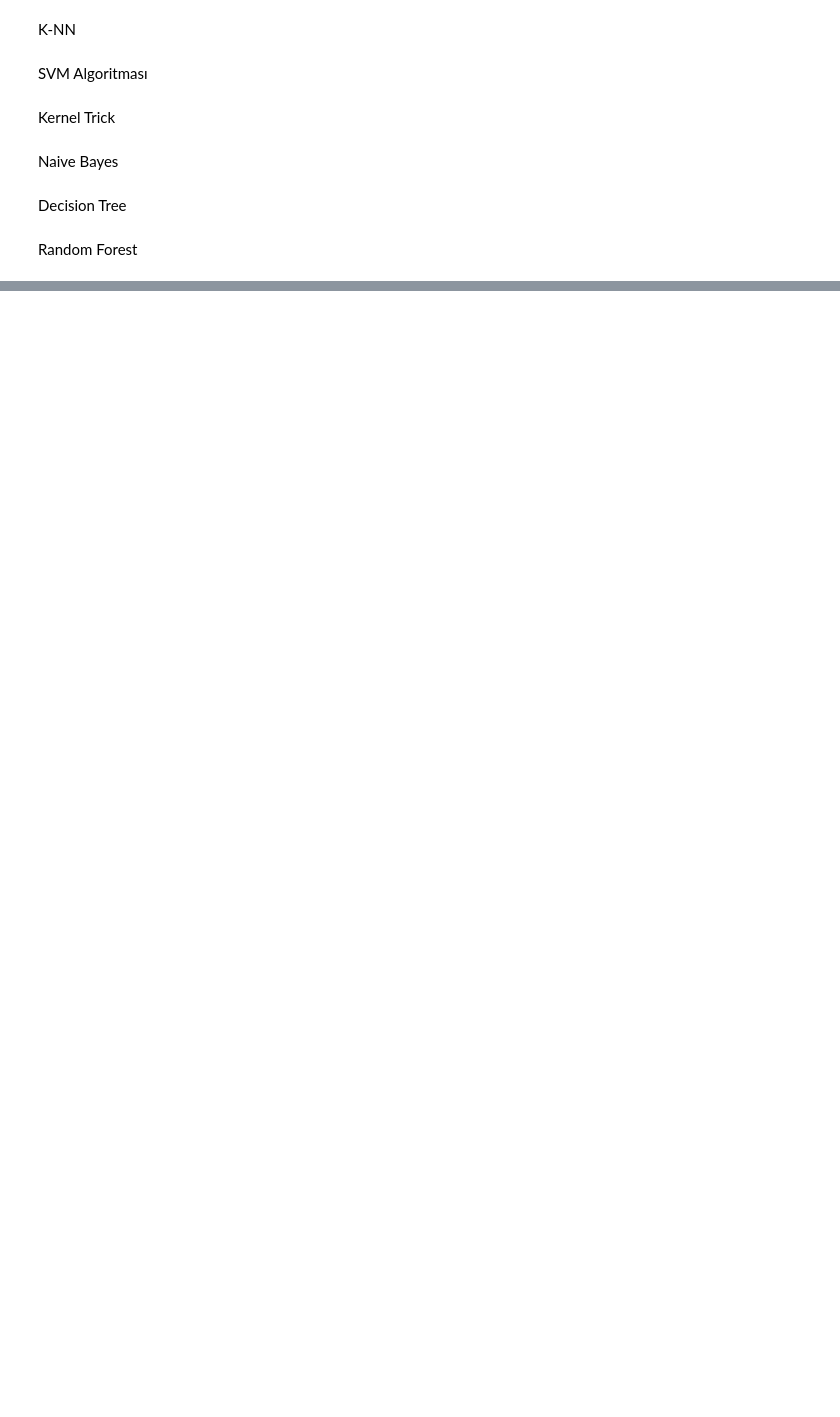
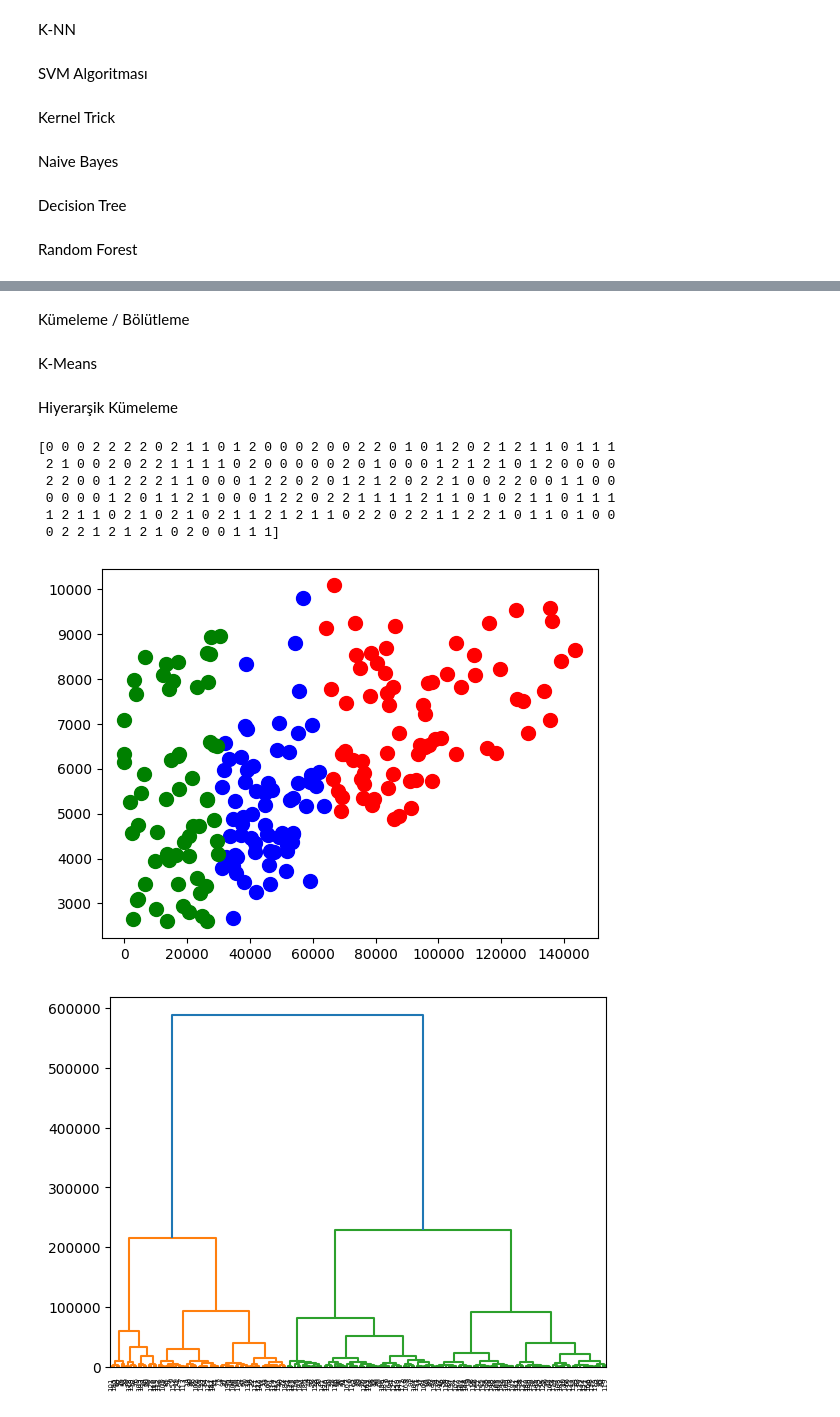
Before and after one commit to tariksdeg/makine-ogrenmesi, a Jupyter notebook: start.ipynb, the cells around one changed output, grey strips where cells are left out. Cells and saved outputs as stored; diff of their text form; code cells hidden in the pictures; blank space fills up the shorter version.

```diff
--- a/start.ipynb
+++ b/start.ipynb
@@ -811,0 +966,4 @@ cm = confusion_matrix(y_test, y_pred)
+# %% [markdown]
+Kümeleme / Bölütleme
+# %% [markdown]
+K-Means
@@ -811,0 +996,34 @@ cm = confusion_matrix(y_test, y_pred)
+# %% [markdown]
+Hiyerarşik Kümeleme
+# %%
+import numpy as np
+import matplotlib.pyplot as plt
+import pandas as pd
+
+veriler = pd.read_csv('musteriler.csv')
+
+X=veriler.iloc[:,3:].values
+Y=veriler.iloc[:,4:].values
+
+from sklearn.cluster import AgglomerativeClustering
+ac = AgglomerativeClustering(n_clusters=3,  linkage='ward', metric='euclidean')
+Y_tahmin = ac.fit_predict(X)
+print(Y_tahmin)
+
+plt.scatter(X[Y_tahmin==0,0],X[Y_tahmin==0,1],s=100,c='red')
+plt.scatter(X[Y_tahmin==1,0],X[Y_tahmin==1,1],s=100,c='blue')
+plt.scatter(X[Y_tahmin==2,0],X[Y_tahmin==2,1],s=100,c='green')
+plt.show()
+
+import scipy.cluster.hierarchy as sch
+dendrogram = sch.dendrogram(sch.linkage(X, method='ward'))
+plt.show()
+# %% [output]
+[0 0 0 2 2 2 2 0 2 1 1 0 1 2 0 0 0 2 0 0 2 2 0 1 0 1 2 0 2 1 2 1 1 0 1 1 1
+ 2 1 0 0 2 0 2 2 1 1 1 1 0 2 0 0 0 0 0 2 0 1 0 0 0 1 2 1 2 1 0 1 2 0 0 0 0
+ 2 2 0 0 1 2 2 2 1 1 0 0 0 1 2 2 0 2 0 1 2 1 2 0 2 2 1 0 0 2 2 0 0 1 1 0 0
+ 0 0 0 0 1 2 0 1 1 2 1 0 0 0 1 2 2 0 2 2 1 1 1 1 2 1 1 0 1 0 2 1 1 0 1 1 1
+ 1 2 1 1 0 2 1 0 2 1 0 2 1 1 2 1 2 1 1 0 2 2 0 2 2 1 1 2 2 1 0 1 1 0 1 0 0
+ 0 2 2 1 2 1 2 1 0 2 0 0 1 1 1]
+[figure, added]
+[figure, added]
```
Also changed, not shown: parts of 5 cells of this notebook, 6 other files.
